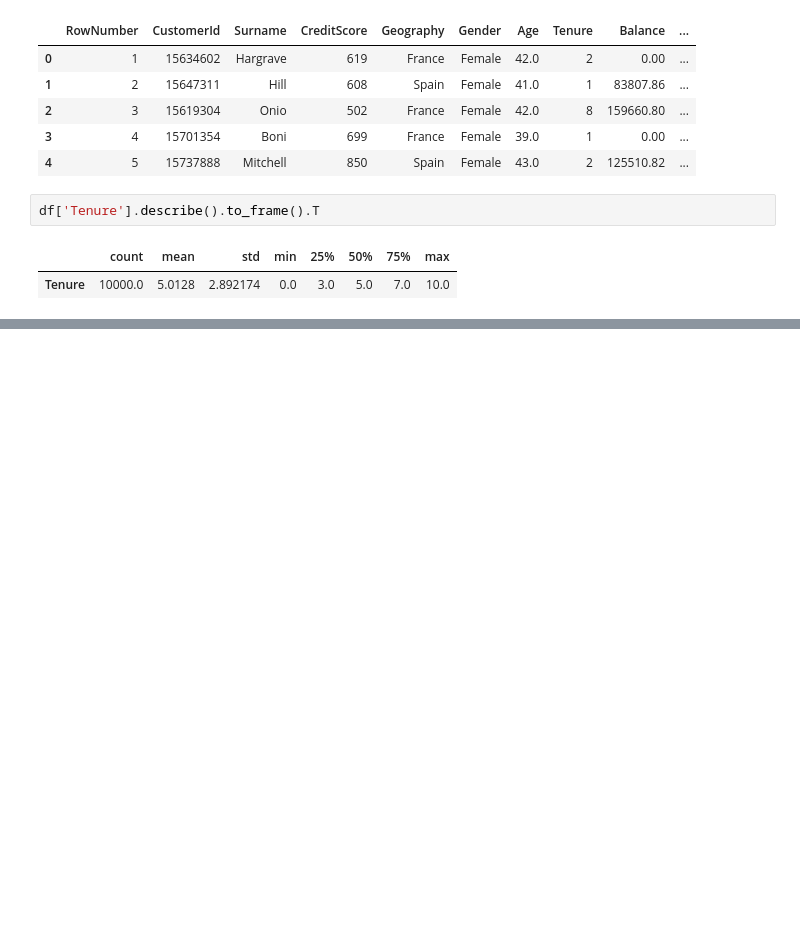
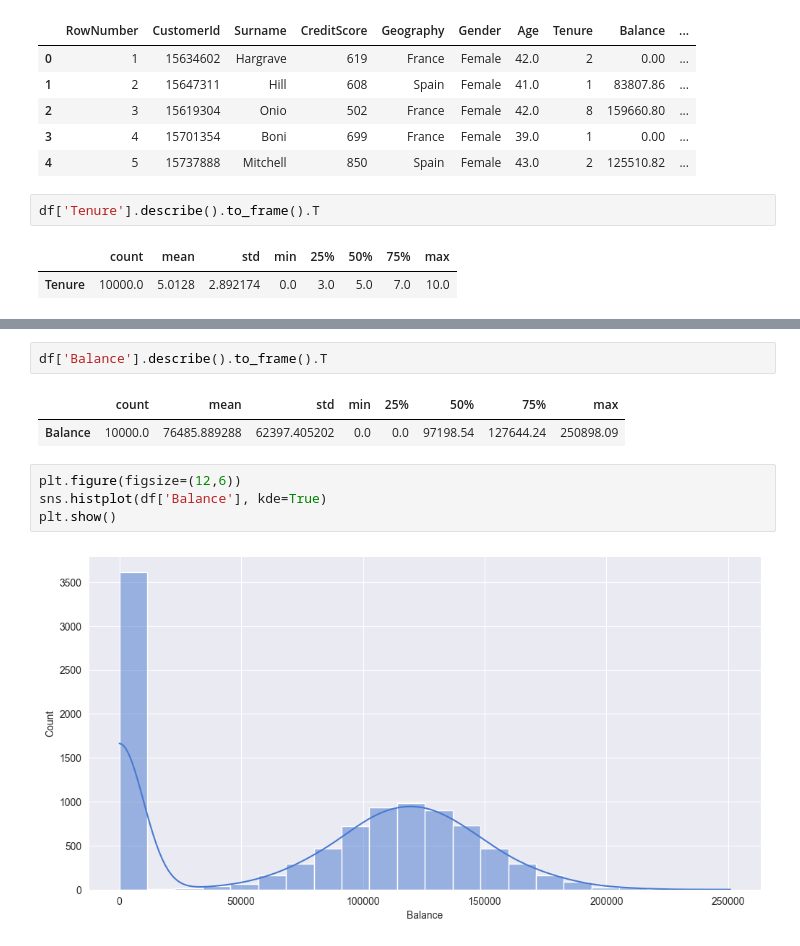
Before and after one commit to atharvadhumal03/Bank-Customer-Churn-Predictor-ML, a Jupyter notebook: JupyterNotebook.ipynb, the cells around one changed output, grey strips where cells are left out. Saved outputs shown, nothing was run; the diff lists cells and outputs as text; blank space fills up the shorter version.

```diff
--- a/JupyterNotebook.ipynb
+++ b/JupyterNotebook.ipynb
@@ -308,0 +366,11 @@ df['Tenure'].describe().to_frame().T
+# %%
+df['Balance'].describe().to_frame().T
+# %% [output]
+|  | count | mean | std | min | 25% | 50% | 75% | max |
+| Balance | 10000.0 | 76485.889288 | 62397.405202 | 0.0 | 0.0 | 97198.54 | 127644.24 | 250898.09 |
+# %%
+plt.figure(figsize=(12,6))
+sns.histplot(df['Balance'], kde=True)
+plt.show()
+# %% [output]
+[figure, added]
```
Also changed, not shown: parts of 13 cells of this notebook.
